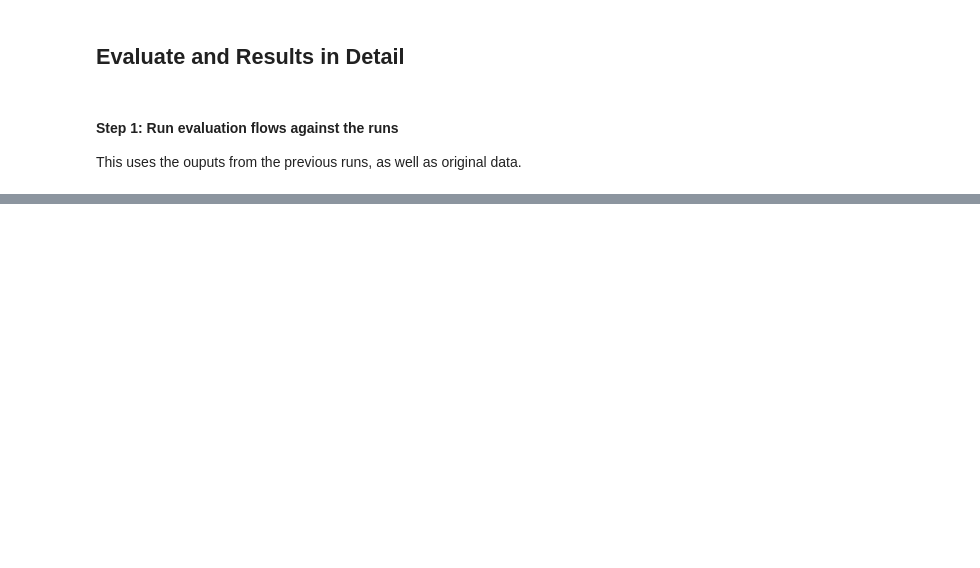
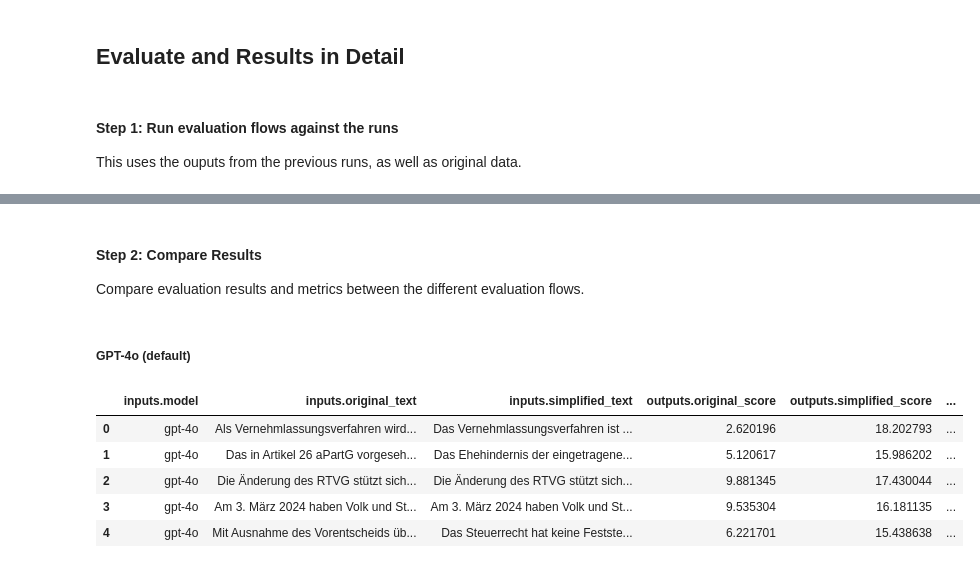
Before and after one commit to machinelearningZH/simply-simplify-language, a Jupyter notebook: promptflow/notebooks/evaluate_flows.ipynb, the cells around one changed output, grey strips where cells are left out. Cells and saved outputs as stored; diff of their text form; code cells hidden in the pictures; blank space fills up the shorter version.

Commit message:
first release with promptflow

```diff
--- a/promptflow/notebooks/evaluate_flows.ipynb
+++ b/promptflow/notebooks/evaluate_flows.ipynb
@@ -258,0 +204,33 @@ display(eval_gpt4o["details"][["inputs.model", "inputs.original_text", "inputs.s
+# %%
+#
+# TODO make sure to update with latest token prices for LLMs.
+# Prompt token is the (full) input prompt (template + input text) and completion token is the output text.
+# The costs are in USD and per 1k (one thousand) tokens.
+# For OpnAI, see https://openai.com/api/pricing/
+# For Azure OpenAI, see https://azure.microsoft.com/en-us/pricing/details/cognitive-services/openai-service/#pricing
+
+eval_gpt4o = execute_eval_run(pf,
+                              gpt4o_config,
+                              result_gpt4o,
+                              prompt_token_cost=0.005,
+                              completion_token_cost=0.015)
+
+eval_gpt4o_2 = execute_eval_run(pf,
+                                gpt4o_config_2,
+                                result_gpt4o_2,
+                                prompt_token_cost=0.005,
+                                completion_token_cost=0.015)
+
+eval_gpt35turbo = execute_eval_run(pf,
+                                    gpt35turbo_config,
+                                    result_gpt35turbo,
+                                    prompt_token_cost=0.0005,
+                                    completion_token_cost=0.0015)
+
+
+
+eval_gpt35turbo_2 = execute_eval_run(pf,
+                                        gpt35turbo_config_2,
+                                        result_gpt35turbo_2,
+                                        prompt_token_cost=0.0005,
+                                        completion_token_cost=0.0015)
@@ -258,0 +250,24 @@ display(eval_gpt4o["details"][["inputs.model", "inputs.original_text", "inputs.s
+# %% [markdown]
+#### Step 2: Compare Results
+Compare evaluation results and metrics between the different evaluation flows.
+# %%
+# For readability, we want to drop some columns from the evaluation results
+columns_to_drop = [
+    "inputs.prompt",
+    "inputs.line_number",
+    "inputs.prompt_1k_token_cost",
+    "inputs.completion_1k_token_cost",
+    "outputs.score_improvement",
+    "outputs.level_improvement"
+]
+# %% [markdown]
+##### GPT-4o (default)
+# %%
+eval_gpt4o["details"].drop(columns_to_drop, axis=1).head(5)
+# %% [output]
+|  | inputs.model | inputs.original_text | inputs.simplified_text | outputs.original_score | outputs.simplified_score | ... |
+| 0 | gpt-4o | Als Vernehmlassungsverfahren wird... | Das Vernehmlassungsverfahren ist ... | 2.620196 | 18.202793 | ... |
+| 1 | gpt-4o | Das in Artikel 26 aPartG vorgeseh... | Das Ehehindernis der eingetragene... | 5.120617 | 15.986202 | ... |
+| 2 | gpt-4o | Die Änderung des RTVG stützt sich... | Die Änderung des RTVG stützt sich... | 9.881345 | 17.430044 | ... |
+| 3 | gpt-4o | Am 3. März 2024 haben Volk und St... | Am 3. März 2024 haben Volk und St... | 9.535304 | 16.181135 | ... |
+| 4 | gpt-4o | Mit Ausnahme des Vorentscheids üb... | Das Steuerrecht hat keine Festste... | 6.221701 | 15.438638 | ... |
```
Also changed, not shown: parts of 32 cells of this notebook, 19 other files.
